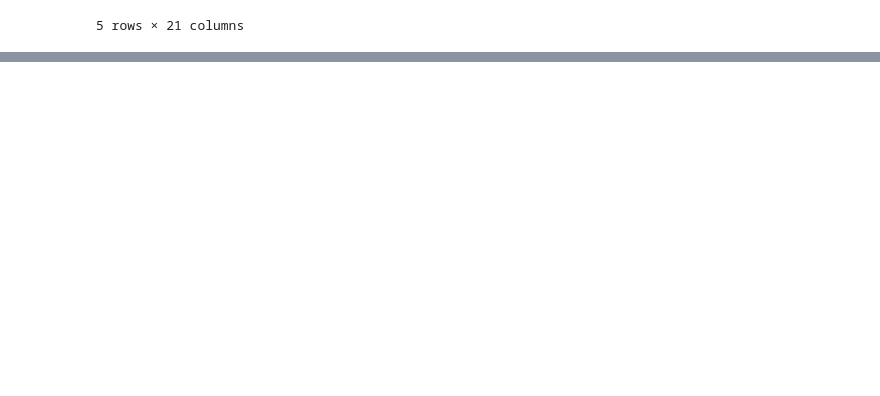
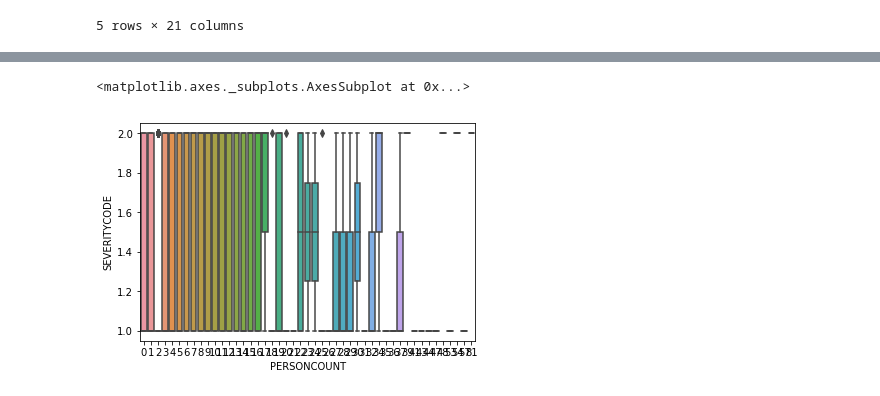
Before and after one commit to pokebaum/Coursera_Capstone, a Jupyter notebook: Capstone Project.ipynb, the cells around one changed output, grey strips where cells are left out. Saved outputs shown, nothing was run; the diff lists cells and outputs as text; code cells hidden in the pictures; blank space fills up the shorter version.

```diff
--- a/Capstone Project.ipynb
+++ b/Capstone Project.ipynb
@@ -177,4 +199,0 @@ Next, the relevance of different column or columns to
-# %%
-df.drop(['X', 'Y'], axis = 1, inplace=True)
-
-df.head()
@@ -209,0 +239,5 @@ First looks at the dataset:
+# %%
+sns.boxplot(x='PERSONCOUNT', y = 'SEVERITYCODE', data=df)
+# %% [output]
+<matplotlib.axes._subplots.AxesSubplot at 0x...>
+[figure, added]
```
Also changed, not shown: parts of 31 cells of this notebook.
